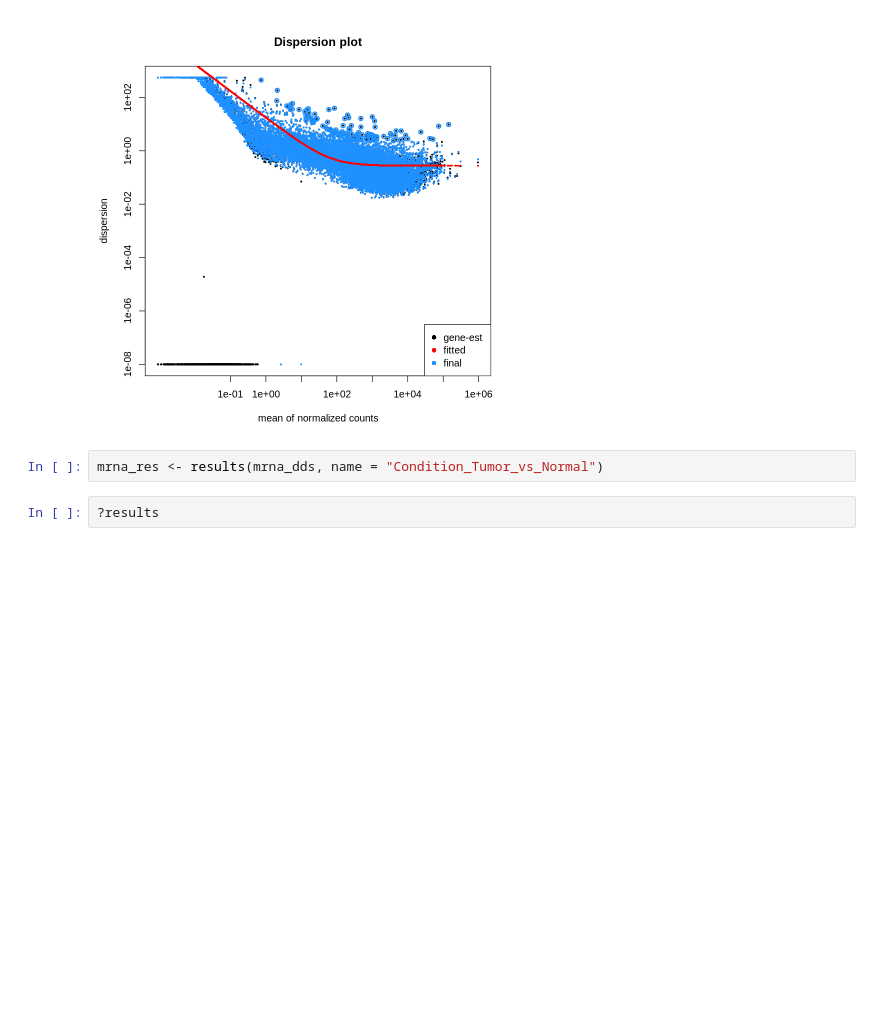
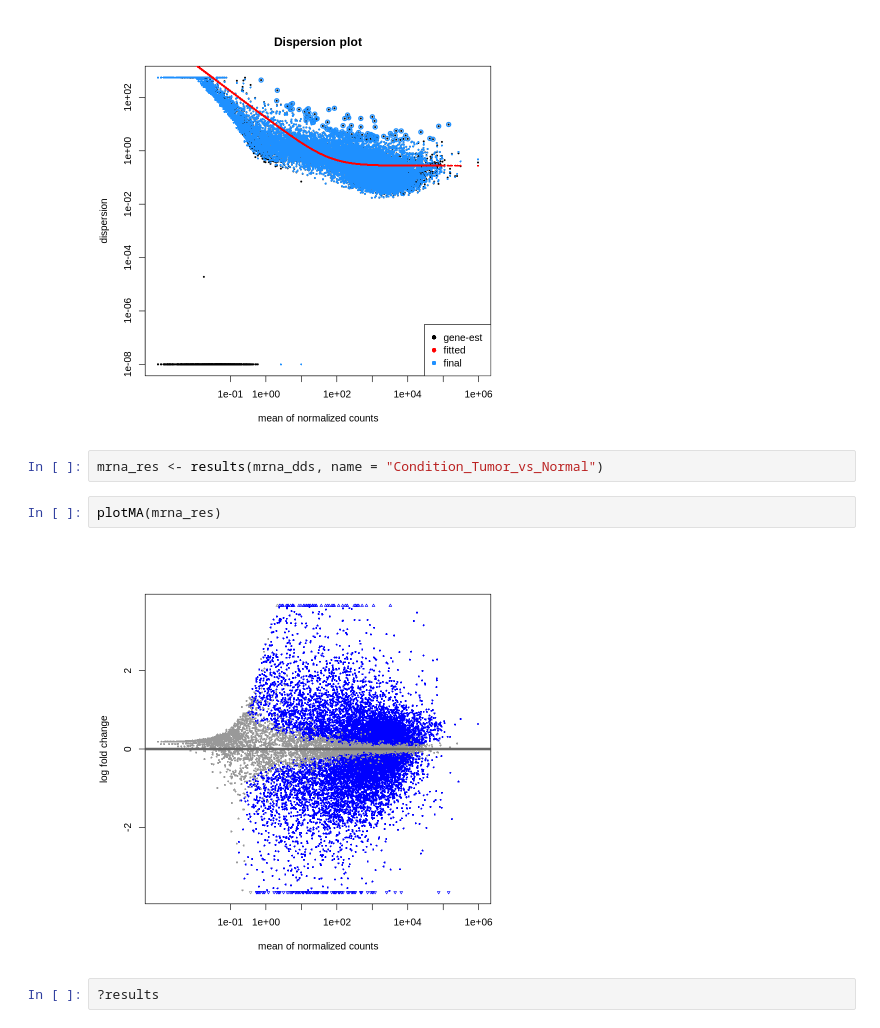
Before and after one commit to SanandhKumar02/MiniProject_ProstateCancer, a Jupyter notebook: R_ProstateCancer_DESeq2.ipynb, the cells around one changed output. Saved outputs shown, nothing was run; the diff lists cells and outputs as text; blank space fills up the shorter version.

```diff
--- a/R_ProstateCancer_DESeq2.ipynb
+++ b/R_ProstateCancer_DESeq2.ipynb
@@ -229,6 +265,10 @@ png
 [figure]
 # %%
 mrna_res <- results(mrna_dds, name = "Condition_Tumor_vs_Normal")
+# %%
+plotMA(mrna_res)
+# %% [output]
+[figure, added]
 # %%
 ?results
 # %%
```
Also changed, not shown: parts of 8 cells of this notebook.
